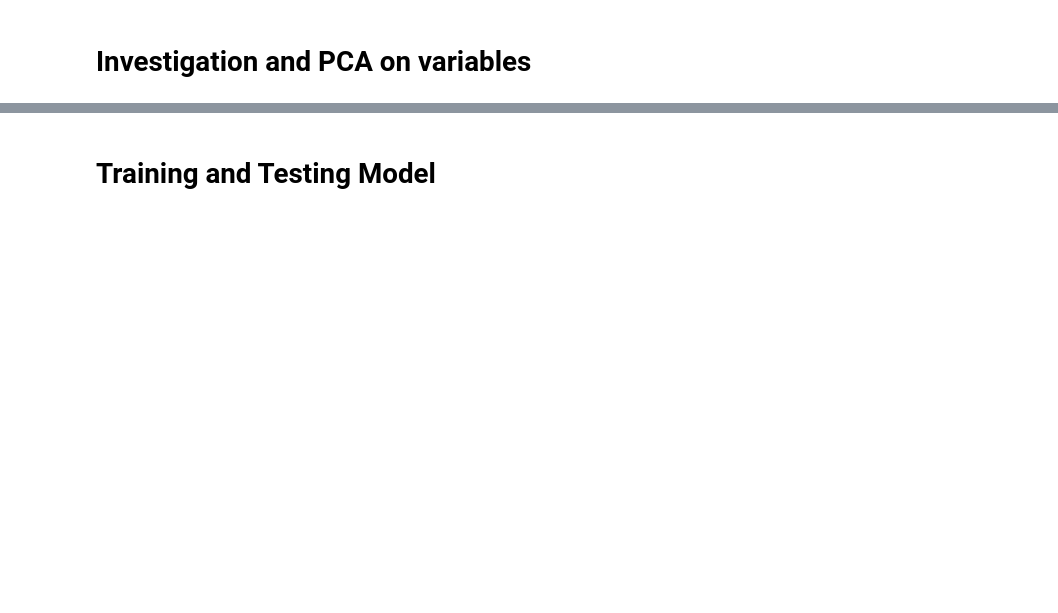
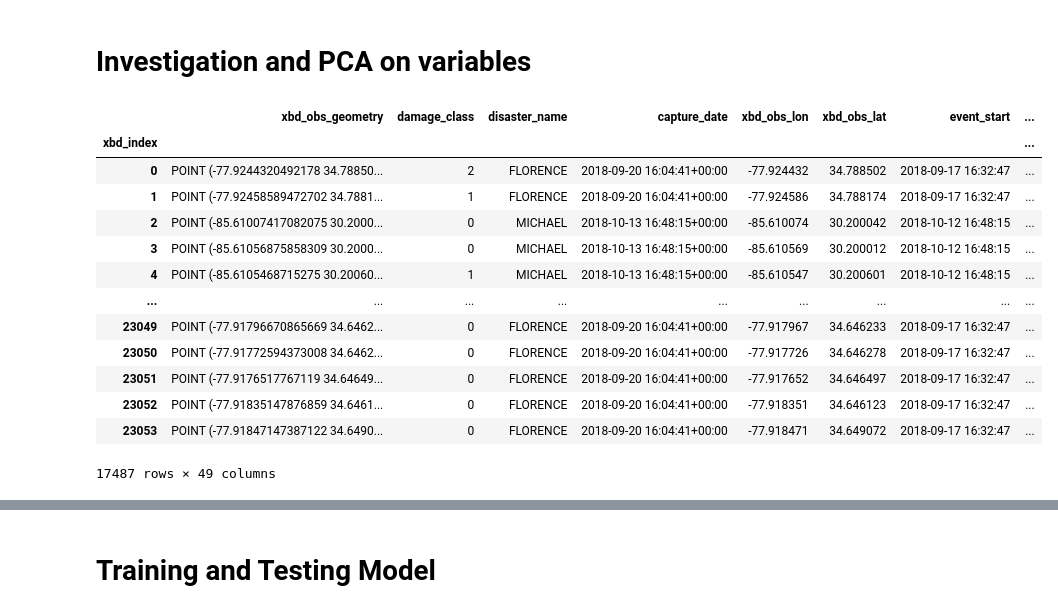
Before and after one commit to ai4er-cdt/hurricane-harm-herald, a Jupyter notebook: notebooks/Basic_Models.ipynb, the cells around one changed output, grey strips where cells are left out. Cells and saved outputs as stored; diff of their text form; code cells hidden in the pictures; blank space fills up the shorter version.

```diff
--- a/notebooks/Basic_Models.ipynb
+++ b/notebooks/Basic_Models.ipynb
@@ -513 +581,20 @@ train_features = ['max_sust_wind', 'min_p', 'r_ne_34', 'r_se_34',
+# %%
+# remove nans
+df_merged_no_dups = df_merged_no_dups.dropna(subset=train_features)
+df_merged_no_dups
+# %% [output]
+|  | xbd_obs_geometry | damage_class | disaster_name | capture_date | xbd_obs_lon | xbd_obs_lat | event_start | ... |
+| xbd_index |  |  |  |  |  |  |  | ... |
+| 0 | POINT (-77.9244320492178 34.78850... | 2 | FLORENCE | 2018-09-20 16:04:41+00:00 | -77.924432 | 34.788502 | 2018-09-17 16:32:47 | ... |
+| 1 | POINT (-77.92458589472702 34.7881... | 1 | FLORENCE | 2018-09-20 16:04:41+00:00 | -77.924586 | 34.788174 | 2018-09-17 16:32:47 | ... |
+| 2 | POINT (-85.61007417082075 30.2000... | 0 | MICHAEL | 2018-10-13 16:48:15+00:00 | -85.610074 | 30.200042 | 2018-10-12 16:48:15 | ... |
+| 3 | POINT (-85.61056875858309 30.2000... | 0 | MICHAEL | 2018-10-13 16:48:15+00:00 | -85.610569 | 30.200012 | 2018-10-12 16:48:15 | ... |
+| 4 | POINT (-85.6105468715275 30.20060... | 1 | MICHAEL | 2018-10-13 16:48:15+00:00 | -85.610547 | 30.200601 | 2018-10-12 16:48:15 | ... |
+| ... | ... | ... | ... | ... | ... | ... | ... | ... |
+| 23049 | POINT (-77.91796670865669 34.6462... | 0 | FLORENCE | 2018-09-20 16:04:41+00:00 | -77.917967 | 34.646233 | 2018-09-17 16:32:47 | ... |
+| 23050 | POINT (-77.91772594373008 34.6462... | 0 | FLORENCE | 2018-09-20 16:04:41+00:00 | -77.917726 | 34.646278 | 2018-09-17 16:32:47 | ... |
+| 23051 | POINT (-77.9176517767119 34.64649... | 0 | FLORENCE | 2018-09-20 16:04:41+00:00 | -77.917652 | 34.646497 | 2018-09-17 16:32:47 | ... |
+| 23052 | POINT (-77.91835147876859 34.6461... | 0 | FLORENCE | 2018-09-20 16:04:41+00:00 | -77.918351 | 34.646123 | 2018-09-17 16:32:47 | ... |
+| 23053 | POINT (-77.91847147387122 34.6490... | 0 | FLORENCE | 2018-09-20 16:04:41+00:00 | -77.918471 | 34.649072 | 2018-09-17 16:32:47 | ... |
+17487 rows × 49 columns
 # %%
```
Also changed, not shown: parts of 13 cells of this notebook.
